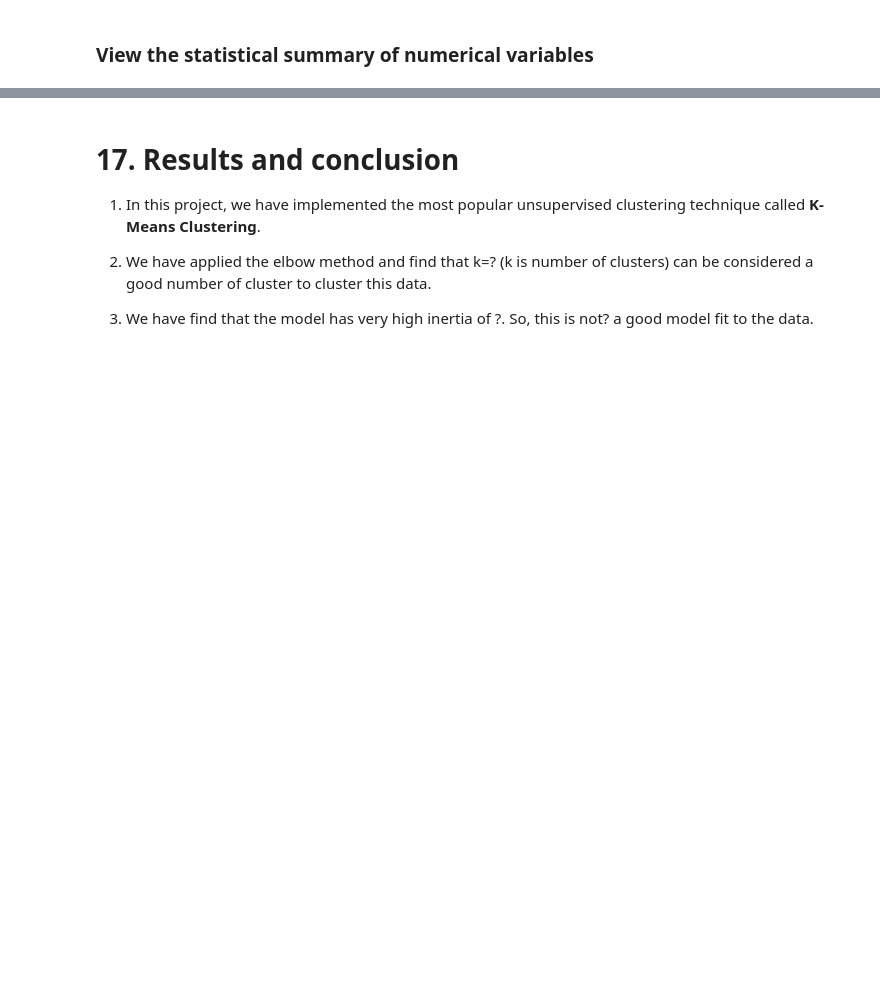
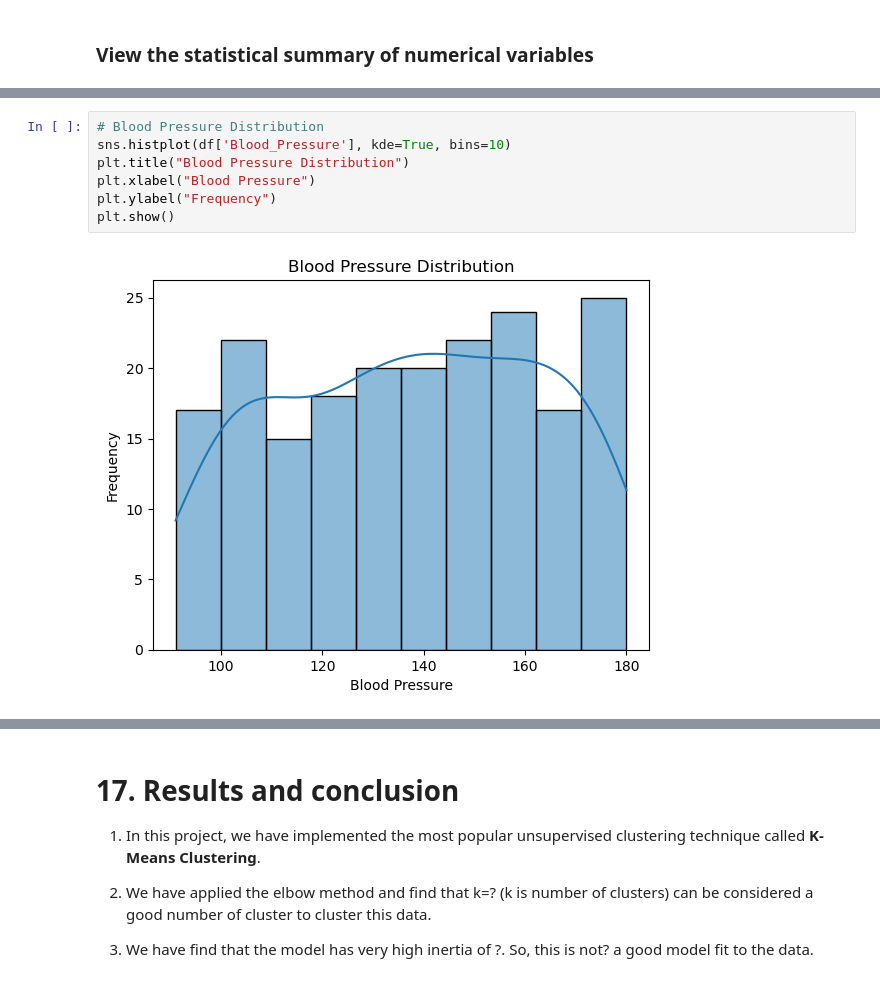
Before and after one commit to Ousoka/Kmeans, a Jupyter notebook: KA_BAKHOUM_k-means-clustering-with-python.ipynb, the cells around one changed output, grey strips where cells are left out. Drawn from its saved outputs; the diff is of its cells as text; blank space fills up the shorter version.

```diff
--- a/KA_BAKHOUM_k-means-clustering-with-python.ipynb
+++ b/KA_BAKHOUM_k-means-clustering-with-python.ipynb
@@ -572,0 +426,9 @@ We have achieved a relatively high accuracy of 62% with k=4.
+# %%
+# Blood Pressure Distribution
+sns.histplot(df['Blood_Pressure'], kde=True, bins=10)
+plt.title("Blood Pressure Distribution")
+plt.xlabel("Blood Pressure")
+plt.ylabel("Frequency")
+plt.show()
+# %% [output]
+[figure, added]
```
Also changed, not shown: parts of 110 cells of this notebook.
